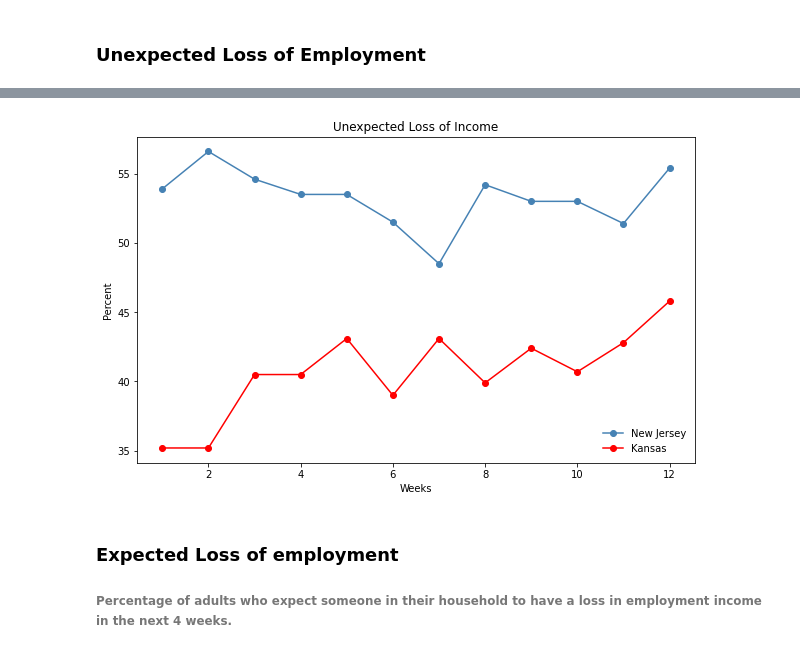
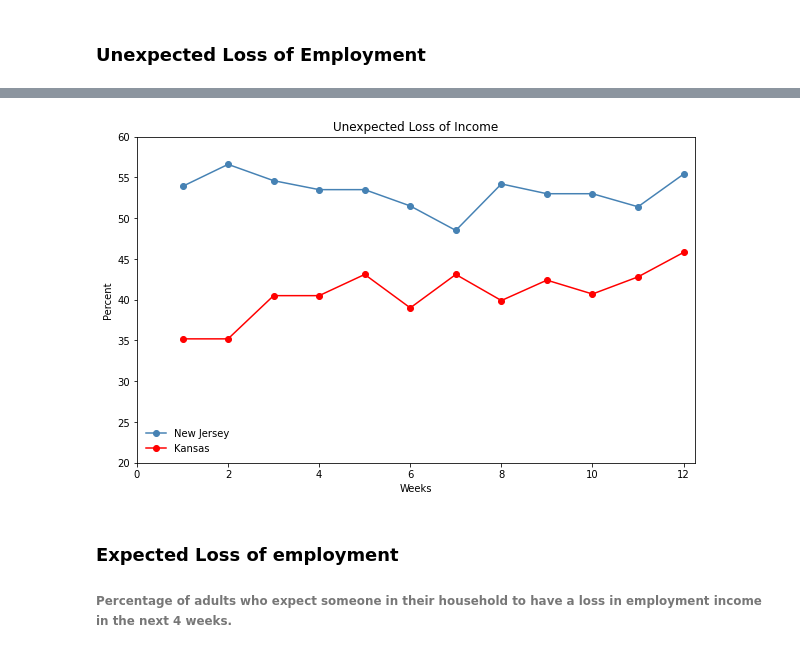
Before and after one commit to adrianstrecker/project-1, a Jupyter notebook: Census_Data/PULSE Survey/PULSE Data.ipynb, the cells around one changed output, grey strips where cells are left out. Drawn from its saved outputs; the diff is of its cells as text; code cells hidden in the pictures.

```diff
--- a/Census_Data/PULSE Survey/PULSE Data.ipynb
+++ b/Census_Data/PULSE Survey/PULSE Data.ipynb
@@ -144,19 +144,21 @@ ks_unexpected_loss_df
 # %%
 nj_unexpected = nj_unexpected_loss_df["Percent"]
 ks_unexpected = ks_unexpected_loss_df["Percent"]
 Week = [1, 2, 3, 4, 5, 6, 7, 8, 9 , 10, 11, 12]
 plt.figure(figsize = (10, 6))
 nj_unexpected_plot, = plt.plot(Week, nj_unexpected, marker = "o", color = "steelblue", label = "New Jersey")
 ks_unexpected_plot, = plt.plot(Week, ks_unexpected, marker = "o", color = "red", label = "Kansas")
 plt.xlabel("Weeks")
 plt.ylabel("Percent")
 plt.title("Unexpected Loss of Income")
+plt.xlim([0, 12.25])
+plt.ylim([20, 60])
 
 plt.legend(loc='best', frameon=False)
 plt.savefig("Unexpected Loss of Income.png")
 plt.show()
 # %% [output]
-[figure, old version]
+[figure, new version]
 # %% [markdown]
 ### Expected Loss of employment
 ###### Percentage of adults who expect someone in their household to have a loss in employment income in the next 4 weeks.
```
Also changed, not shown: parts of 3 cells of this notebook, 2 other files.
